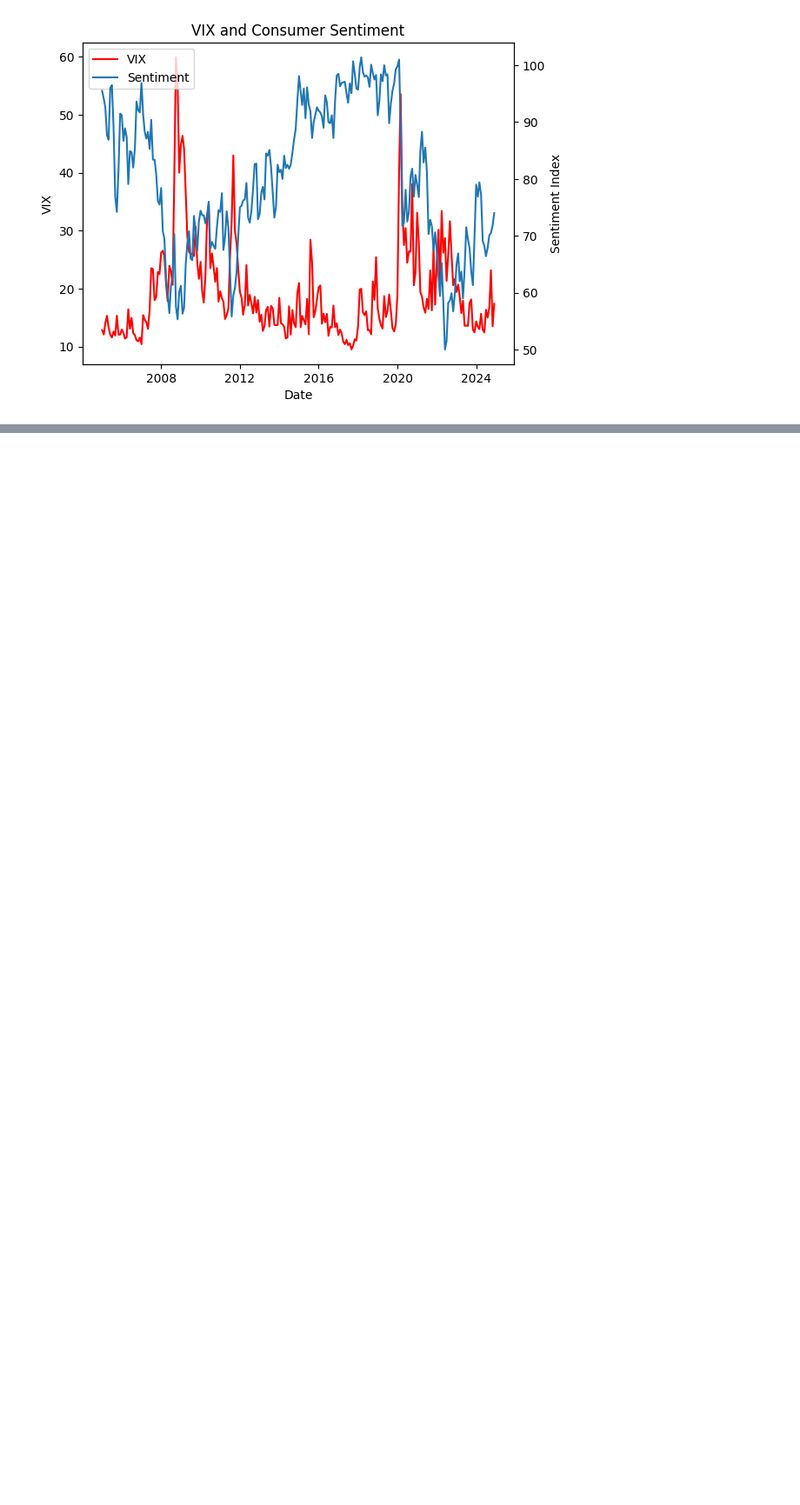
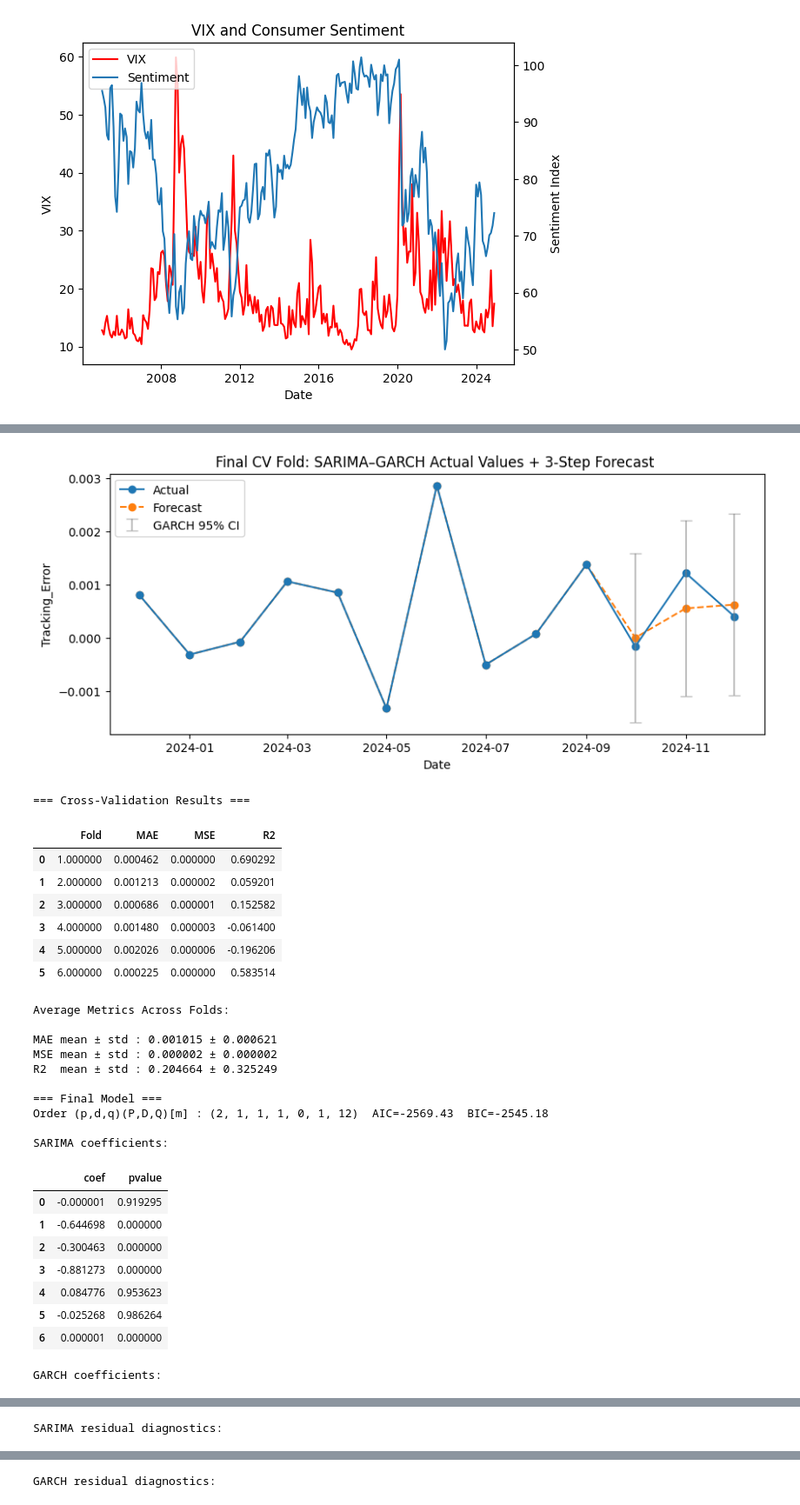
Before and after one commit to AatishDA1/ETF_TD_Forecasting, a Jupyter notebook: forecsating_models/qqq_te_forecasting_v2.ipynb, the cells around one changed output, grey strips where cells are left out. Shown: that part at 87% size. Cells and saved outputs as stored; diff of their text form; code cells hidden in the pictures; blank space fills up the shorter version.

Commit message:
Added MS-SARIMA Model

```diff
--- a/forecsating_models/qqq_te_forecasting.ipynb
+++ b/forecsating_models/qqq_te_forecasting_v2.ipynb
@@ -777,0 +462,76 @@ Final In/Out Sample Metrics: {'in_sample': {'R2': 0.3135144305607578, 'MAE': 0.0
+# %%
+sar_res = fit_sarima_garch(
+    qqq["Tracking_Error"],
+    horizon=3, cv_window=60, cv_step=30,
+    forecast_plot=True
+)
+
+# ── Cross-validation table ─────────────────────────────────────────────
+cv_df = pd.DataFrame({
+    "Fold": range(1, sar_res["cv_metrics"]["folds"] + 1),
+    "MAE":  sar_res["cv_metrics"]["MAE"]["values"],
+    "MSE":  sar_res["cv_metrics"]["MSE"]["values"],
+    "R2":   sar_res["cv_metrics"]["R2"]["values"],
+})
+
+print("\n=== Cross-Validation Results ===")
+display(cv_df.style.format("{:.6f}"))
+
+print("Average Metrics Across Folds:")
+print(f"\nMAE mean ± std : {sar_res['cv_metrics']['MAE']['mean']:.6f} ± {sar_res['cv_metrics']['MAE']['std']:.6f}")
+print(f"MSE mean ± std : {sar_res['cv_metrics']['MSE']['mean']:.6f} ± {sar_res['cv_metrics']['MSE']['std']:.6f}")
+print(f"R2  mean ± std : {sar_res['cv_metrics']['R2']['mean']:.6f} ± {sar_res['cv_metrics']['R2']['std']:.6f}")
+
+# ── Final model summary ───────────────────────────────────────────────
+print("\n=== Final Model ===")
+print(f"Order (p,d,q)(P,D,Q)[m] : {sar_res['order']}  "
+      f"AIC={sar_res['aic']:.2f}  BIC={sar_res['bic']:.2f}")
+
+print("\nSARIMA coefficients:")
+display(sar_res["sarima_coef"].round(6))
+
+print("\nGARCH coefficients:")
+display(sar_res["garch_coef"].round(6))
+
+def pretty_diag(di):
+    df = pd.DataFrame(di).T
+    return df[["stat","pvalue","Result"]].round(6)
+
+print("\nSARIMA residual diagnostics:")
+display(pretty_diag(sar_res["diagnostics"]["sarima"]))
+
+print("\nGARCH residual diagnostics:")
+display(pretty_diag(sar_res["diagnostics"]["garch"]))
+
+print("\n=== In-Sample vs Out-of-Sample ===")
+metric_table = pd.DataFrame(sar_res["metrics"]).T
+display(metric_table.round(6))
+# %% [output]
+[figure, added]
+=== Cross-Validation Results ===
+|  | Fold | MAE | MSE | R2 |
+| 0 | 1.000000 | 0.000462 | 0.000000 | 0.690292 |
+| 1 | 2.000000 | 0.001213 | 0.000002 | 0.059201 |
+| 2 | 3.000000 | 0.000686 | 0.000001 | 0.152582 |
+| 3 | 4.000000 | 0.001480 | 0.000003 | -0.061400 |
+| 4 | 5.000000 | 0.002026 | 0.000006 | -0.196206 |
+| 5 | 6.000000 | 0.000225 | 0.000000 | 0.583514 |
+Average Metrics Across Folds:
+
+MAE mean ± std : 0.001015 ± 0.000621
+MSE mean ± std : 0.000002 ± 0.000002
+R2  mean ± std : 0.204664 ± 0.325249
+
+=== Final Model ===
+Order (p,d,q)(P,D,Q)[m] : (2, 1, 1, 1, 0, 1, 12)  AIC=-2569.43  BIC=-2545.18
+
+SARIMA coefficients:
+|  | coef | pvalue |
+| 0 | -0.000001 | 0.919295 |
+| 1 | -0.644698 | 0.000000 |
+| 2 | -0.300463 | 0.000000 |
+| 3 | -0.881273 | 0.000000 |
+| 4 | 0.084776 | 0.953623 |
+| 5 | -0.025268 | 0.986264 |
+| 6 | 0.000001 | 0.000000 |
+GARCH coefficients:
@@ -777,0 +544 @@ Final In/Out Sample Metrics: {'in_sample': {'R2': 0.3135144305607578, 'MAE': 0.0
+SARIMA residual diagnostics:
@@ -777,0 +550 @@ Final In/Out Sample Metrics: {'in_sample': {'R2': 0.3135144305607578, 'MAE': 0.0
+GARCH residual diagnostics:
```
Also changed, not shown: parts of 29 cells of this notebook, 1 other file.
